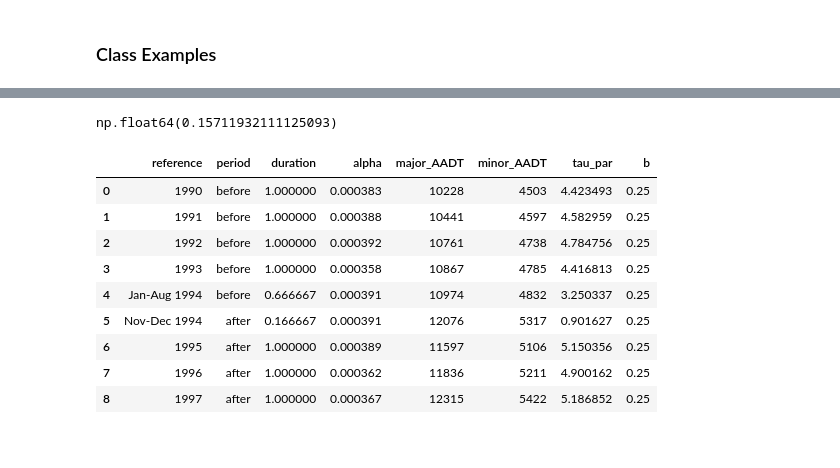
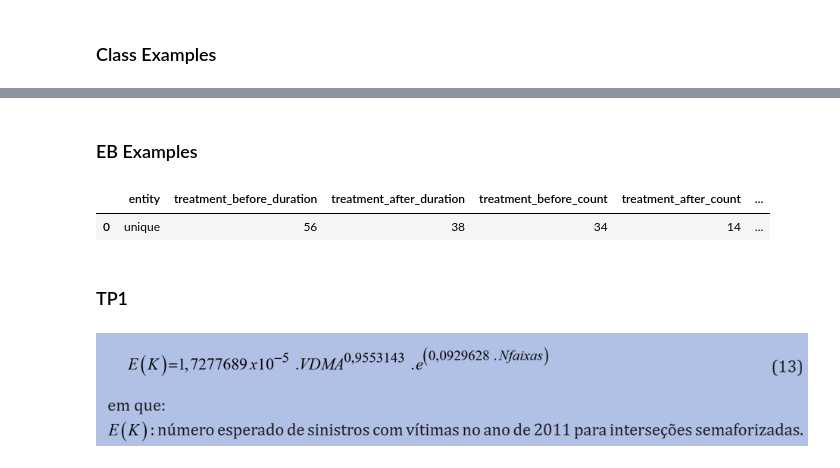
Before and after one commit to thiagopassos2001/hauer-before-after, a Jupyter notebook: examples.ipynb, the cells around one changed output, grey strips where cells are left out. Saved outputs shown, nothing was run; the diff lists cells and outputs as text; code cells hidden in the pictures.

Commit message:
EB examples updated

```diff
--- a/examples.ipynb
+++ b/examples.ipynb
@@ -160,50 +162,48 @@ result
 | avg_V | 0.649425 |
 | var_teta_vte | 0.304338 |
 | std_teta_vte | 0.551668 |
+# %% [markdown]
+### EB Examples
 # %%
 df = pd.DataFrame()
+df["entity"] = ["unique"]
 df["treatment_before_duration"] = [56]
 df["treatment_after_duration"] = [38]
 df['treatment_before_count'] = [34]
 df['treatment_after_count'] = [14]
 
 # SPF
 df_SPF = pd.DataFrame()
 # Duration
 df_SPF["reference"] = ["1990","1991","1992","1993","Jan-Aug 1994","Nov-Dec 1994","1995","1996","1997"]
 df_SPF["period"] = ["before","before","before","before","before","after","after","after","after"]
 df_SPF["duration"] = [1,1,1,1,8/12,2/12,1,1,1]
+df_SPF.insert(0,"entity","unique")
 
 # Function
 SPF = lambda alpha,major_AADT,minor_AADT,duration=1:[duration*alpha*(major_AADT**0.256)*(minor_AADT**0.831),0.25]
 df_SPF["alpha"]= [0.000383, 0.000388, 0.000392, 0.000358, 0.000391, 0.000391, 0.000389, 0.000362, 0.000367]
 df_SPF["major_AADT"] = [10228, 10441, 10761, 10867, 10974, 12076, 11597, 11836, 12315]
 df_SPF["minor_AADT"] = [4503, 4597, 4738, 4785, 4832, 5317, 5106, 5211, 5422]
 
 # Inc Estimated
 df_SPF[["tau_par","b"]] = df_SPF.apply(lambda row: SPF(row["alpha"],row["major_AADT"],row["minor_AADT"],row["duration"]),axis=1,result_type="expand")
-df_SPF_agg = df_SPF.groupby("period").agg({"tau_par":"sum","b":"mean"})
+df_SPF_agg = df_SPF.groupby(["entity","period"]).agg({"tau_par":"sum","b":"mean"}).reset_index(drop=False)
 df_SPF_agg["var_tau_par"] = df_SPF_agg["b"]*(df_SPF_agg["tau_par"]**2)
 
-k_par = df_SPF_agg.loc["before","tau_par"]
-k_var_var = df_SPF_agg.loc["before","var_tau_par"]
+df_SPF_agg_before = df_SPF_agg[df_SPF_agg["period"]=="before"][["entity","tau_par","b","var_tau_par"]]
+df_SPF_agg_before.columns = ["entity","tau_par_before","b","var_tau_par_before"]
+df_SPF_agg_after = df_SPF_agg[df_SPF_agg["period"]=="after"][["entity","tau_par","var_tau_par"]]
+df_SPF_agg_after.columns = ["entity","tau_par_after","var_tau_par_after"]
 
-#
-alpha_weight = 1/(1+(k_var_var/k_par))
-E_k_K = lambda alpha_weight,k,K = (alpha_weight*k) + ((1-alpha_weight)*K)
-df["E_k_K_par"] = df
+df = df.merge(df_SPF_agg_before,on="entity",how="left")
+df = df.merge(df_SPF_agg_after,on="entity",how="left")
+
+E_k_K = lambda alpha_weight,k,K:(alpha_weight*k) + ((1-alpha_weight)*K)
+df["alpha_weight"] = 1/(1+(df["var_tau_par_before"]/df["tau_par_before"]))
+df["E_k_K_par"] = df.apply(lambda row:E_k_K(row["alpha_weight"],row["tau_par_before"],row["treatment_before_count"]),axis=1)
+
+df
 # %% [output]
-np.float64(0.15711932111125093)
+|  | entity | treatment_before_duration | treatment_after_duration | treatment_before_count | treatment_after_count | ... |
+| 0 | unique | 56 | 38 | 34 | 14 | ... |
-# %%
-df_SPF
-# %% [output]
-|  | reference | period | duration | alpha | major_AADT | minor_AADT | tau_par | b |
-| 0 | 1990 | before | 1.000000 | 0.000383 | 10228 | 4503 | 4.423493 | 0.25 |
-| 1 | 1991 | before | 1.000000 | 0.000388 | 10441 | 4597 | 4.582959 | 0.25 |
-| 2 | 1992 | before | 1.000000 | 0.000392 | 10761 | 4738 | 4.784756 | 0.25 |
-| 3 | 1993 | before | 1.000000 | 0.000358 | 10867 | 4785 | 4.416813 | 0.25 |
-| 4 | Jan-Aug 1994 | before | 0.666667 | 0.000391 | 10974 | 4832 | 3.250337 | 0.25 |
-| 5 | Nov-Dec 1994 | after | 0.166667 | 0.000391 | 12076 | 5317 | 0.901627 | 0.25 |
-| 6 | 1995 | after | 1.000000 | 0.000389 | 11597 | 5106 | 5.150356 | 0.25 |
-| 7 | 1996 | after | 1.000000 | 0.000362 | 11836 | 5211 | 4.900162 | 0.25 |
-| 8 | 1997 | after | 1.000000 | 0.000367 | 12315 | 5422 | 5.186852 | 0.25 |
@@ -303,0 +210,4 @@ def EmpiricalBayes(
+# %% [markdown]
+### TP1
+# %% [markdown]
+![image.png](attachment:0cc472d3-6390-484a-861a-2019fa37ec63.png)
```
Also changed, not shown: parts of 11 cells of this notebook.
